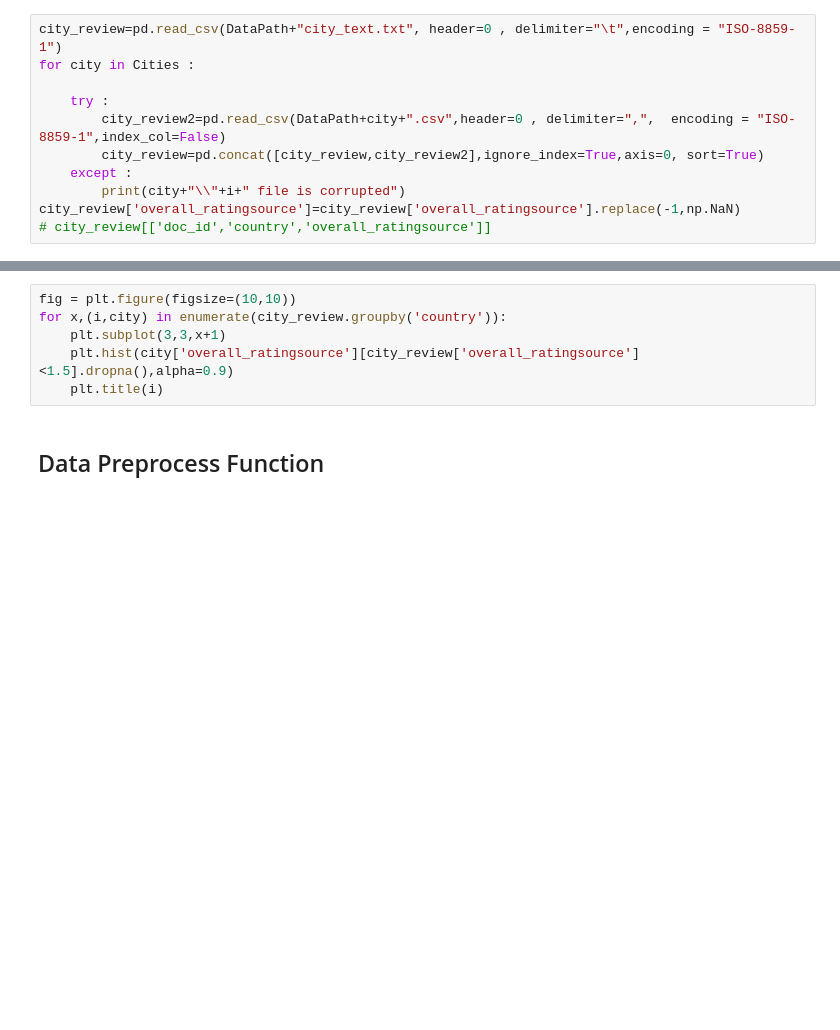
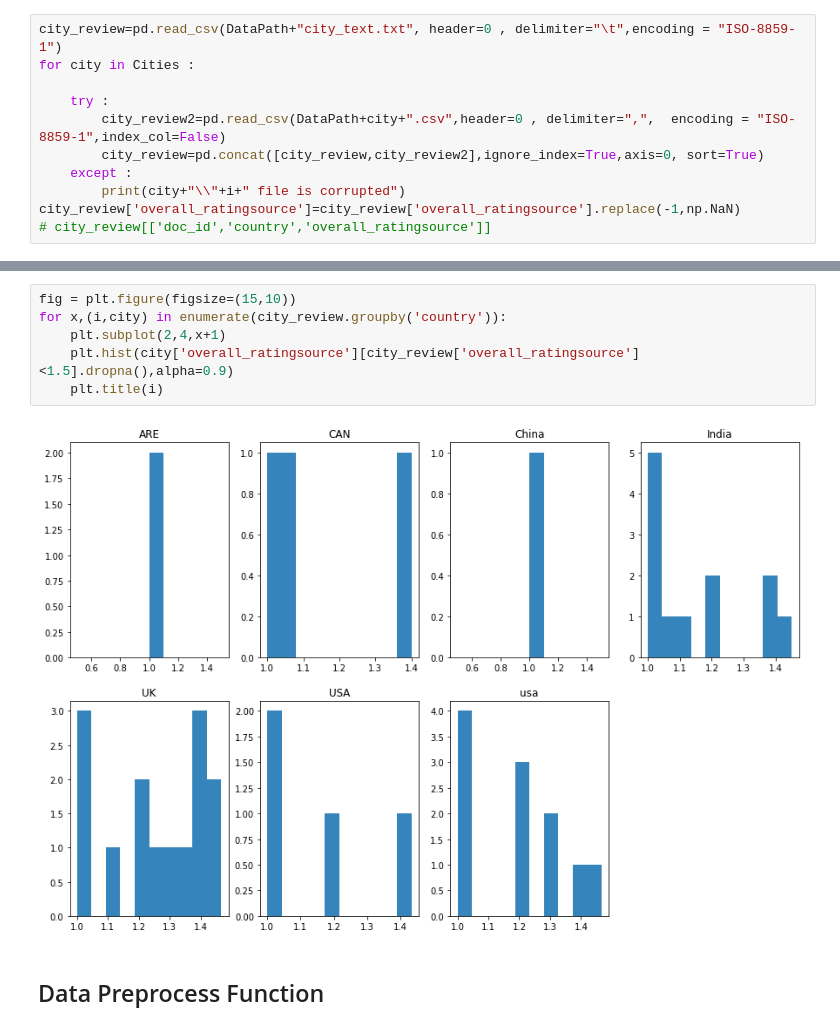
Before and after one commit to balag752/Text-Visualization-Blog-3-Word-Embedding, a Jupyter notebook: Word Embeddings.ipynb, the cells around one changed output, grey strips where cells are left out. Drawn from its saved outputs; the diff is of its cells as text; blank space fills up the shorter version.

```diff
--- a/Word Embeddings.ipynb
+++ b/Word Embeddings.ipynb
@@ -100,9 +104,11 @@ for x,(i,city) in enumerate(city_review.groupby('country')):
 # %%
-fig = plt.figure(figsize=(10,10))
+fig = plt.figure(figsize=(15,10))
 for x,(i,city) in enumerate(city_review.groupby('country')):
-    plt.subplot(3,3,x+1)
+    plt.subplot(2,4,x+1)
     plt.hist(city['overall_ratingsource'][city_review['overall_ratingsource']<1.5].dropna(),alpha=0.9)
     plt.title(i)
+# %% [output]
+[figure, added]
 # %% [markdown]
 ## Data Preprocess Function
 # %%
```
Also changed, not shown: parts of 23 cells of this notebook, 34 other files.
